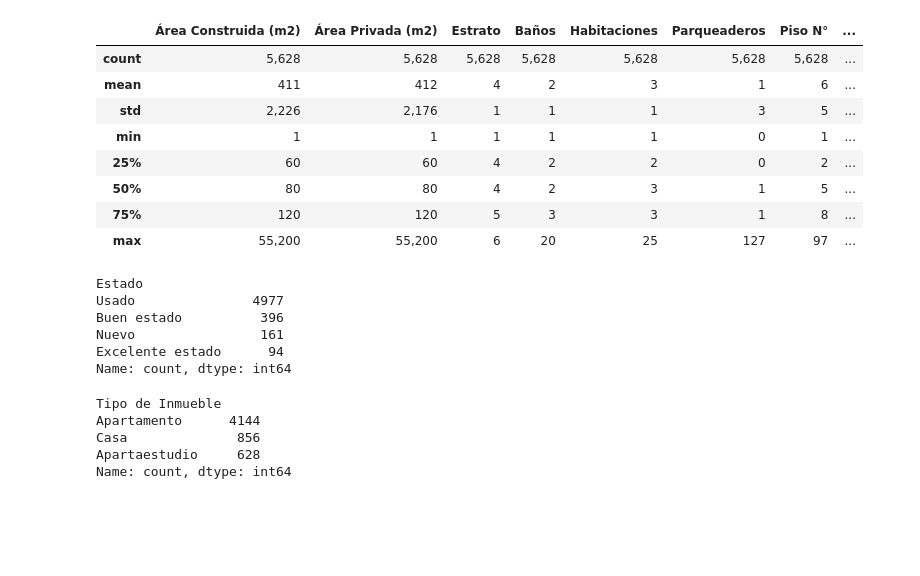
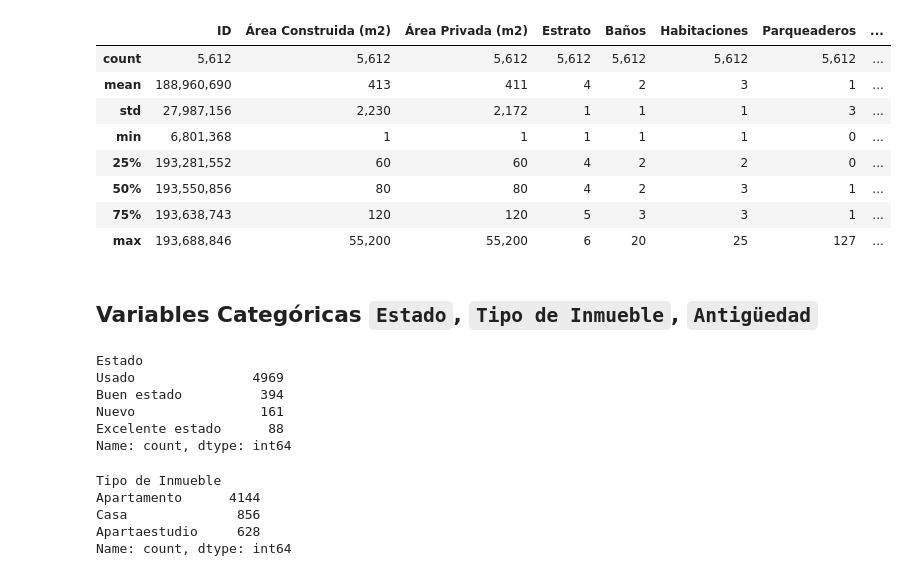
Before and after one commit to EloisaCB43/Proyecto2_ML, a Jupyter notebook: EDA.ipynb, the cells around one changed output. Saved outputs shown, nothing was run; the diff lists cells and outputs as text; code cells hidden in the pictures; blank space fills up the shorter version.

```diff
--- a/EDA.ipynb
+++ b/EDA.ipynb
@@ -66,0 +328,4 @@ df["ID"] = df["ID"].astype(str)
+# %%
+# Para cada barrio, rellena los nulos de Antigüedad con el valor de antigüedad más común en ese mismo barrio. Si el barrio no tiene ningún dato de antigüedad, ponemos 'Desconocido'.
+df_filtrado['Antigüedad'] = df_filtrado.groupby('Barrio')['Antigüedad'].transform(
+                              lambda x: x.fillna(x.mode()[0]) if not x.mode().empty else "Desconocido")
@@ -66,0 +442,5 @@ df["ID"] = df["ID"].astype(str)
+# %%
+# Imputamos Estrato por moda de barrio
+df_filtrado["Estrato"] = df_filtrado.groupby("Barrio")["Estrato"].transform(
+    lambda x: x.fillna(x.mode()[0] if not x.mode().empty else x.median())
+)
@@ -66,0 +452,2 @@ df["ID"] = df["ID"].astype(str)
+# %%
+df_filtrado.loc[df_filtrado["Barrio"] == "San benito", "Estrato"] = 3
@@ -67,14 +458,14 @@ df["ID"] = df["ID"].astype(str)
 # %%
 # Remplazar las variables numéricas faltantes utilizando KNNImputer
 
-cols_int = ["Estrato", "Baños", "Habitaciones", "Piso N°"]
+cols_int = ["Baños", "Habitaciones", "Piso N°"]
 cols_float = ["Área Construida (m2)", "Área Privada (m2)"]
 cols_all = cols_int + cols_float
 
 imputer = KNNImputer(n_neighbors=5)
-df[cols_all] = imputer.fit_transform(df[cols_all])
+df_filtrado[cols_all] = imputer.fit_transform(df_filtrado[cols_all])
 
 # cambiamos de tipo de variable a int y float
-df[cols_int] = df[cols_int].astype(int)
+df_filtrado[cols_int] = df_filtrado[cols_int].astype(int)
 # cambiamos de tipo de variable a float
-df[cols_float] = df[cols_float].astype(float)
+df_filtrado[cols_float] = df_filtrado[cols_float].astype(float)
@@ -118,21 +534,23 @@ display(df.head(10))
 # %%
-df.describe()
+df_filtrado.describe()
 # %% [output]
-|  | Área Construida (m2) | Área Privada (m2) | Estrato | Baños | Habitaciones | Parqueaderos | Piso N° | ... |
-| count | 5,628 | 5,628 | 5,628 | 5,628 | 5,628 | 5,628 | 5,628 | ... |
-| mean | 411 | 412 | 4 | 2 | 3 | 1 | 6 | ... |
-| std | 2,226 | 2,176 | 1 | 1 | 1 | 3 | 5 | ... |
-| min | 1 | 1 | 1 | 1 | 1 | 0 | 1 | ... |
-| 25% | 60 | 60 | 4 | 2 | 2 | 0 | 2 | ... |
-| 50% | 80 | 80 | 4 | 2 | 3 | 1 | 5 | ... |
-| 75% | 120 | 120 | 5 | 3 | 3 | 1 | 8 | ... |
-| max | 55,200 | 55,200 | 6 | 20 | 25 | 127 | 97 | ... |
+|  | ID | Área Construida (m2) | Área Privada (m2) | Estrato | Baños | Habitaciones | Parqueaderos | ... |
+| count | 5,612 | 5,612 | 5,612 | 5,612 | 5,612 | 5,612 | 5,612 | ... |
+| mean | 188,960,690 | 413 | 411 | 4 | 2 | 3 | 1 | ... |
+| std | 27,987,156 | 2,230 | 2,172 | 1 | 1 | 1 | 3 | ... |
+| min | 6,801,368 | 1 | 1 | 1 | 1 | 1 | 0 | ... |
+| 25% | 193,281,552 | 60 | 60 | 4 | 2 | 2 | 0 | ... |
+| 50% | 193,550,856 | 80 | 80 | 4 | 2 | 3 | 1 | ... |
+| 75% | 193,638,743 | 120 | 120 | 5 | 3 | 3 | 1 | ... |
+| max | 193,688,846 | 55,200 | 55,200 | 6 | 20 | 25 | 127 | ... |
+# %% [markdown]
+## **Variables Categóricas `Estado`, `Tipo de Inmueble`, `Antigüedad`**
 # %%
-df["Estado"].value_counts()
+df_filtrado["Estado"].value_counts()
 # %% [output]
 Estado
-Usado               4977
-Buen estado          396
+Usado               4969
+Buen estado          394
 Nuevo                161
-Excelente estado      94
+Excelente estado      88
 Name: count, dtype: int64
```
Also changed, not shown: parts of 95 cells of this notebook, 2 other files.
